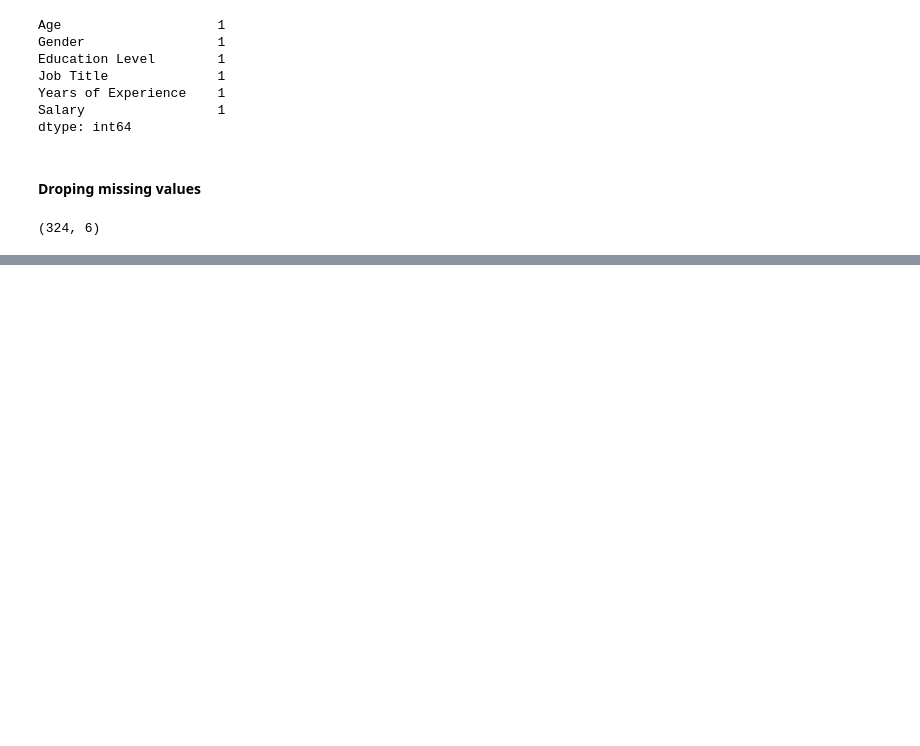
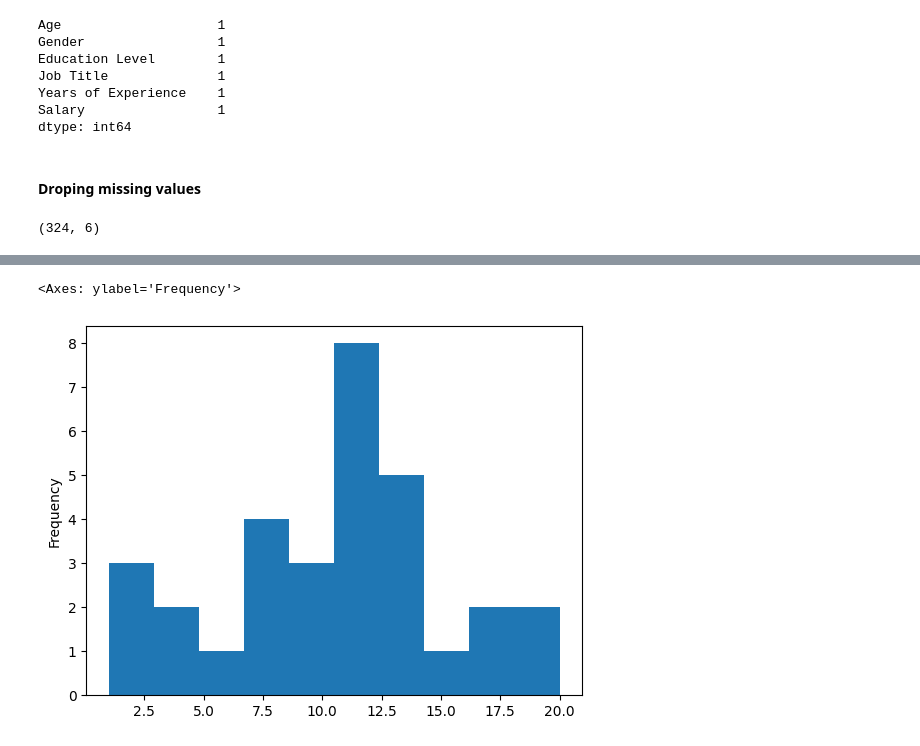
Before and after one commit to vinaygupta88/Empl-Salary-Predection, a Jupyter notebook: Training Files/Emp-Salary-Prediction.ipynb, the cells around one changed output, grey strips where cells are left out. Cells and saved outputs as stored; diff of their text form; code cells hidden in the pictures; blank space fills up the shorter version.

```diff
--- a/Training Files/Emp-Salary-Prediction.ipynb
+++ b/Training Files/Emp-Salary-Prediction.ipynb
@@ -108,0 +171,5 @@ df.shape
+# %%
+df['Age'].value_counts().plot(kind = 'hist')
+# %% [output]
+<Axes: ylabel='Frequency'>
+[figure, added]
```
Also changed, not shown: parts of 12 cells of this notebook.
